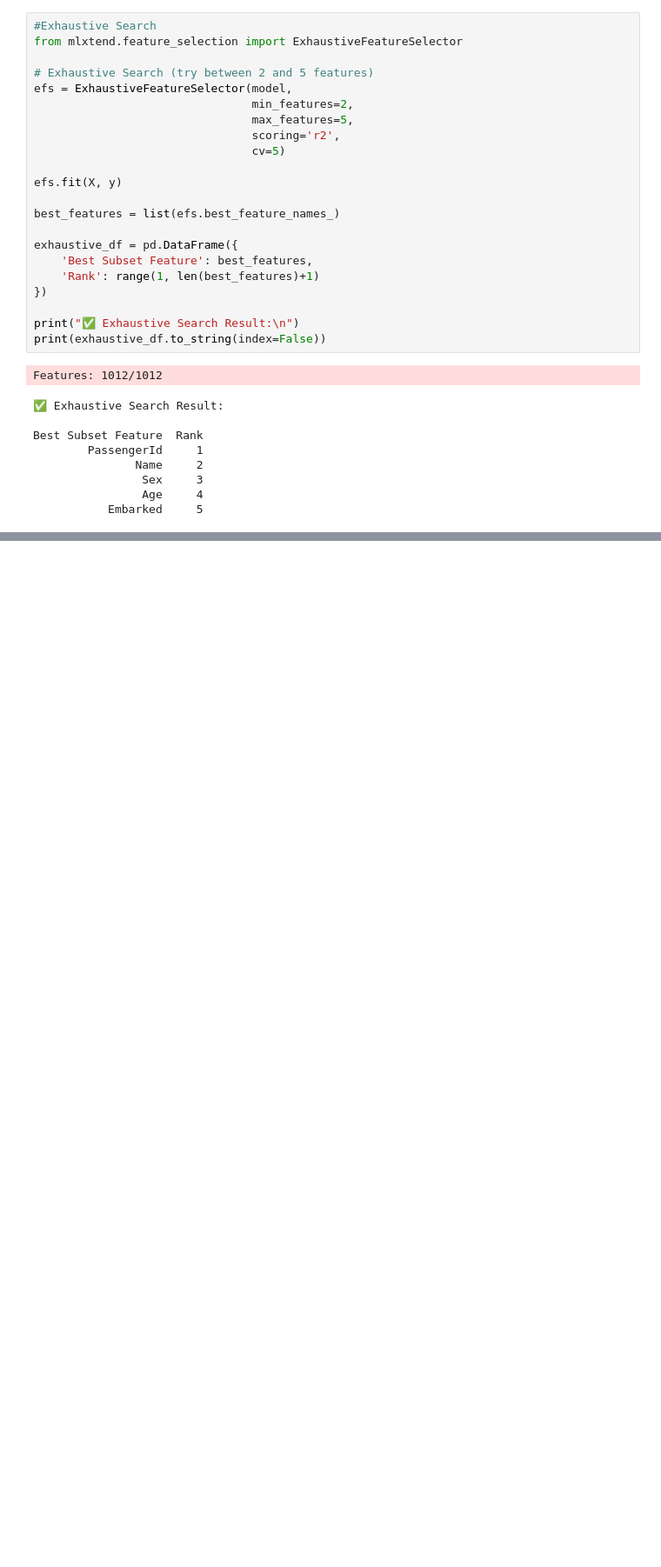
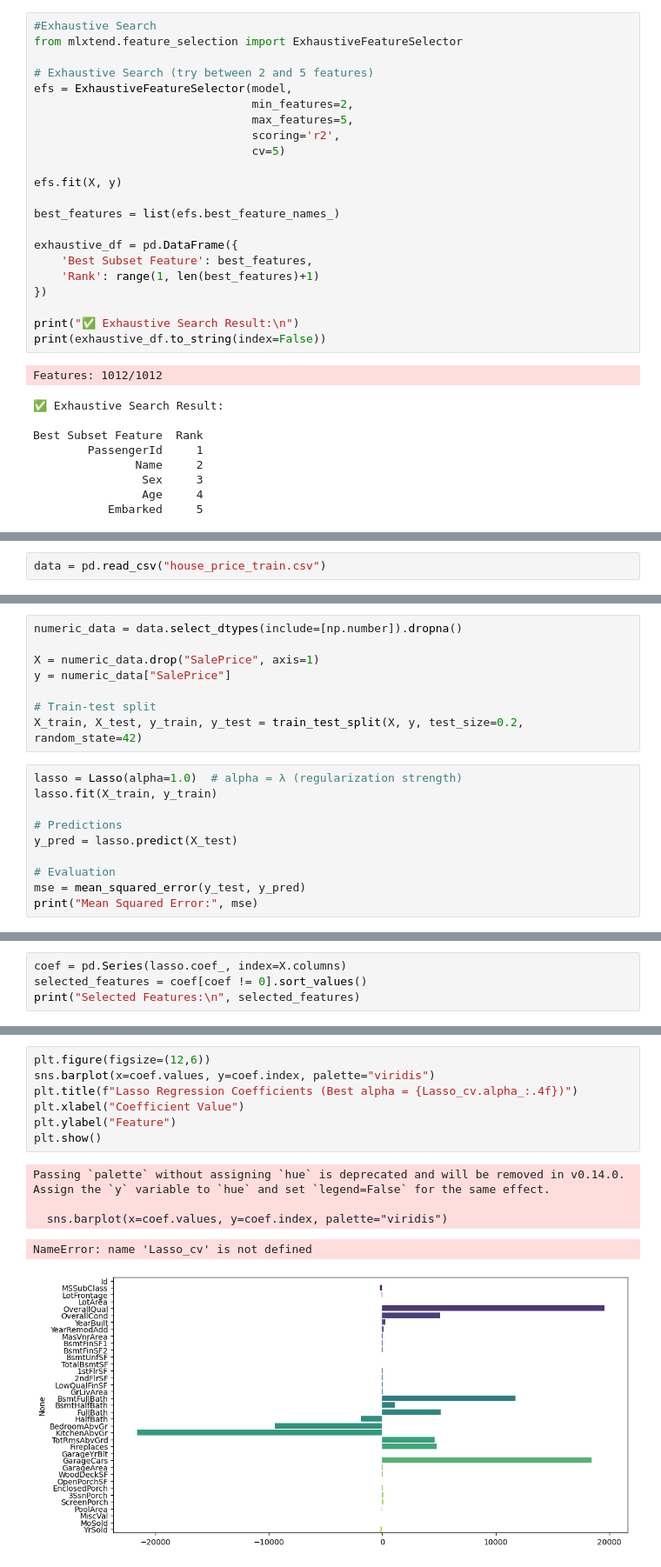
Before and after one commit to SHASHANK8412/IRIS, a Jupyter notebook: ML.ipynb, the cells around one changed output, grey strips where cells are left out. Shown: that part at 87% size. Cells and saved outputs as stored; diff of their text form; blank space fills up the shorter version.

```diff
--- a/ML.ipynb
+++ b/ML.ipynb
@@ -694,0 +1093,2 @@ Best Subset Feature  Rank
+# %%
+data = pd.read_csv("house_price_train.csv")
@@ -694,0 +1111,18 @@ Best Subset Feature  Rank
+# %%
+numeric_data = data.select_dtypes(include=[np.number]).dropna()
+
+X = numeric_data.drop("SalePrice", axis=1)
+y = numeric_data["SalePrice"]
+
+# Train-test split
+X_train, X_test, y_train, y_test = train_test_split(X, y, test_size=0.2, random_state=42)
+# %%
+lasso = Lasso(alpha=1.0)  # alpha = λ (regularization strength)
+lasso.fit(X_train, y_train)
+
+# Predictions
+y_pred = lasso.predict(X_test)
+
+# Evaluation
+mse = mean_squared_error(y_test, y_pred)
+print("Mean Squared Error:", mse)
@@ -694,0 +1131,4 @@ Best Subset Feature  Rank
+# %%
+coef = pd.Series(lasso.coef_, index=X.columns)
+selected_features = coef[coef != 0].sort_values()
+print("Selected Features:\n", selected_features)
@@ -694,0 +1153,13 @@ Best Subset Feature  Rank
+# %%
+plt.figure(figsize=(12,6))
+sns.barplot(x=coef.values, y=coef.index, palette="viridis")
+plt.title(f"Lasso Regression Coefficients (Best alpha = {Lasso_cv.alpha_:.4f})")
+plt.xlabel("Coefficient Value")
+plt.ylabel("Feature")
+plt.show()
+# %% [output]
+Passing `palette` without assigning `hue` is deprecated and will be removed in v0.14.0. Assign the `y` variable to `hue` and set `legend=False` for the same effect.
+
+  sns.barplot(x=coef.values, y=coef.index, palette="viridis")
+NameError: name 'Lasso_cv' is not defined
+[figure, added]
```
Also changed, not shown: parts of 56 cells of this notebook.
